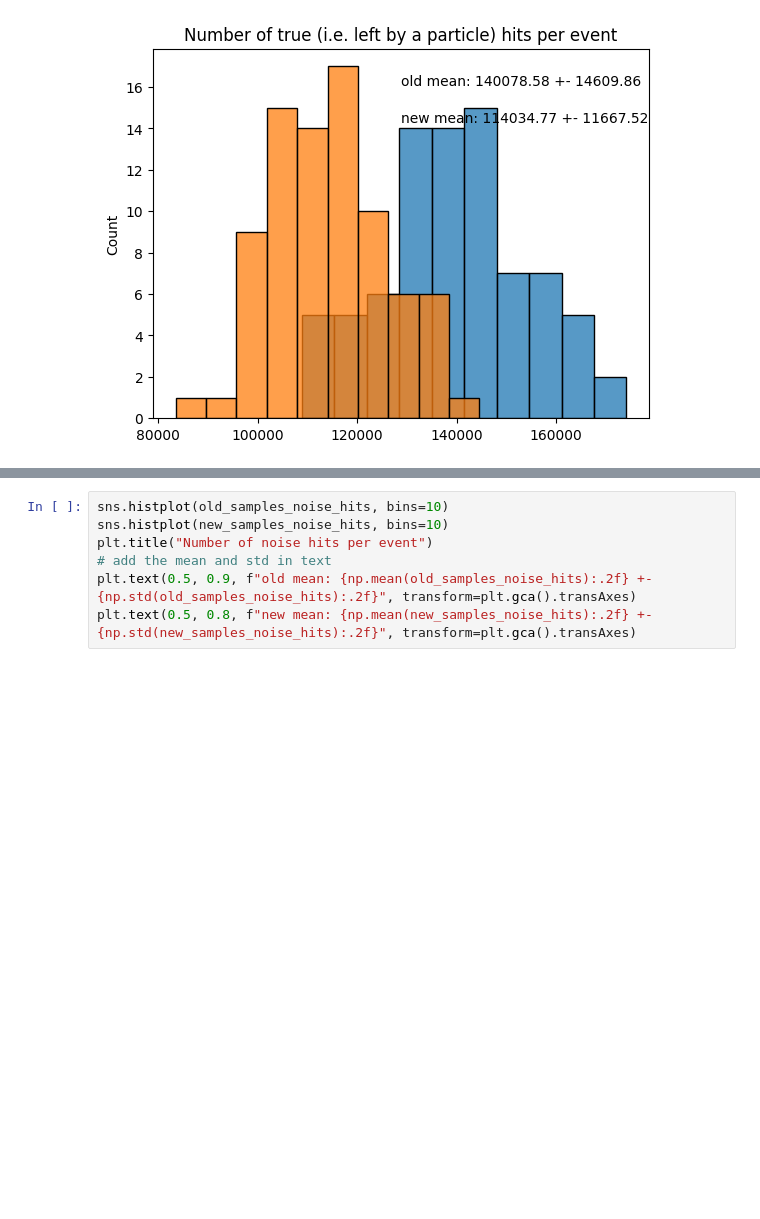
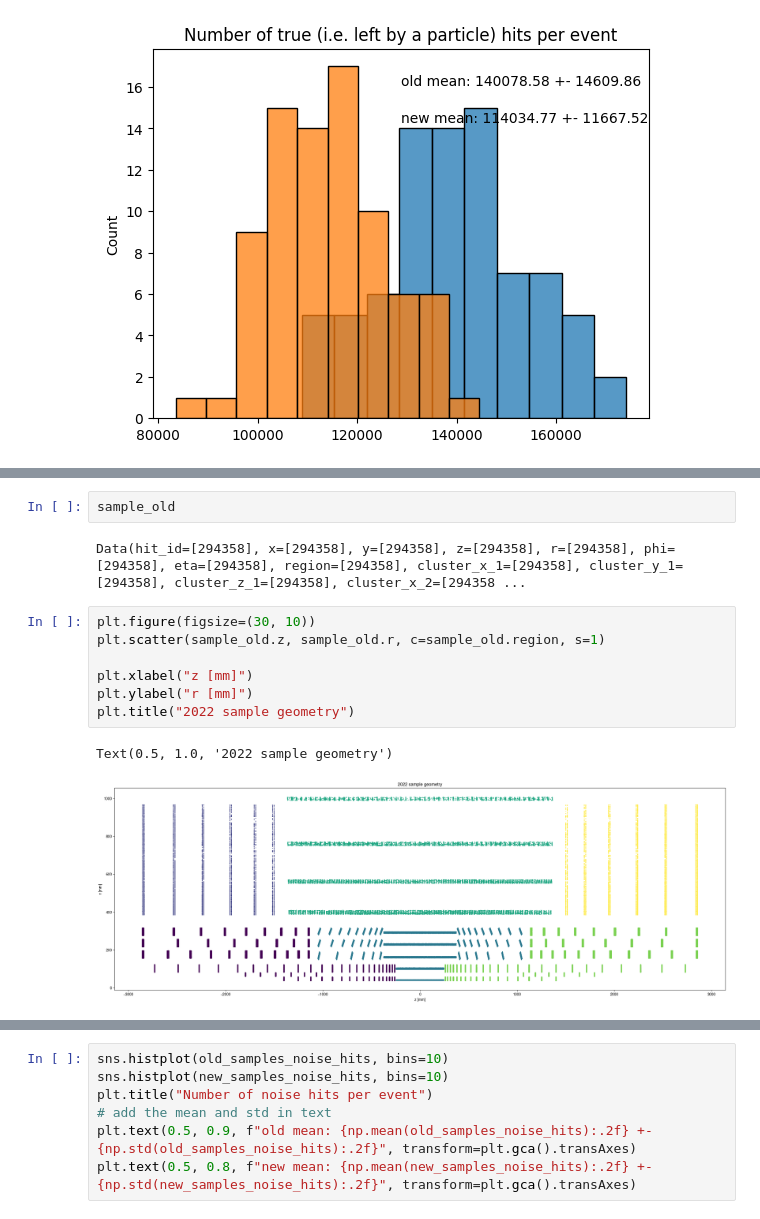
Before and after one commit to GNN4ITkTeam/CommonFramework, a Jupyter notebook: notebooks/testing/6-DM-NewSampleExplore.ipynb, the cells around one changed output, grey strips where cells are left out. Drawn from its saved outputs; the diff is of its cells as text; blank space fills up the shorter version.

```diff
--- a/notebooks/testing/6-DM-NewSampleExplore.ipynb
+++ b/notebooks/testing/6-DM-NewSampleExplore.ipynb
@@ -216,0 +375,14 @@ Text(0.5, 0.8, 'new mean: 114034.77 +- 11667.52')
+# %%
+sample_old
+# %% [output]
+Data(hit_id=[294358], x=[294358], y=[294358], z=[294358], r=[294358], phi=[294358], eta=[294358], region=[294358], cluster_x_1=[294358], cluster_y_1=[294358], cluster_z_1=[294358], cluster_x_2=[294358 ...
+# %%
+plt.figure(figsize=(30, 10))
+plt.scatter(sample_old.z, sample_old.r, c=sample_old.region, s=1)
+
+plt.xlabel("z [mm]")
+plt.ylabel("r [mm]")
+plt.title("2022 sample geometry")
+# %% [output]
+Text(0.5, 1.0, '2022 sample geometry')
+[figure, added]
```
Also changed, not shown: parts of 59 cells of this notebook, 9 other files.
